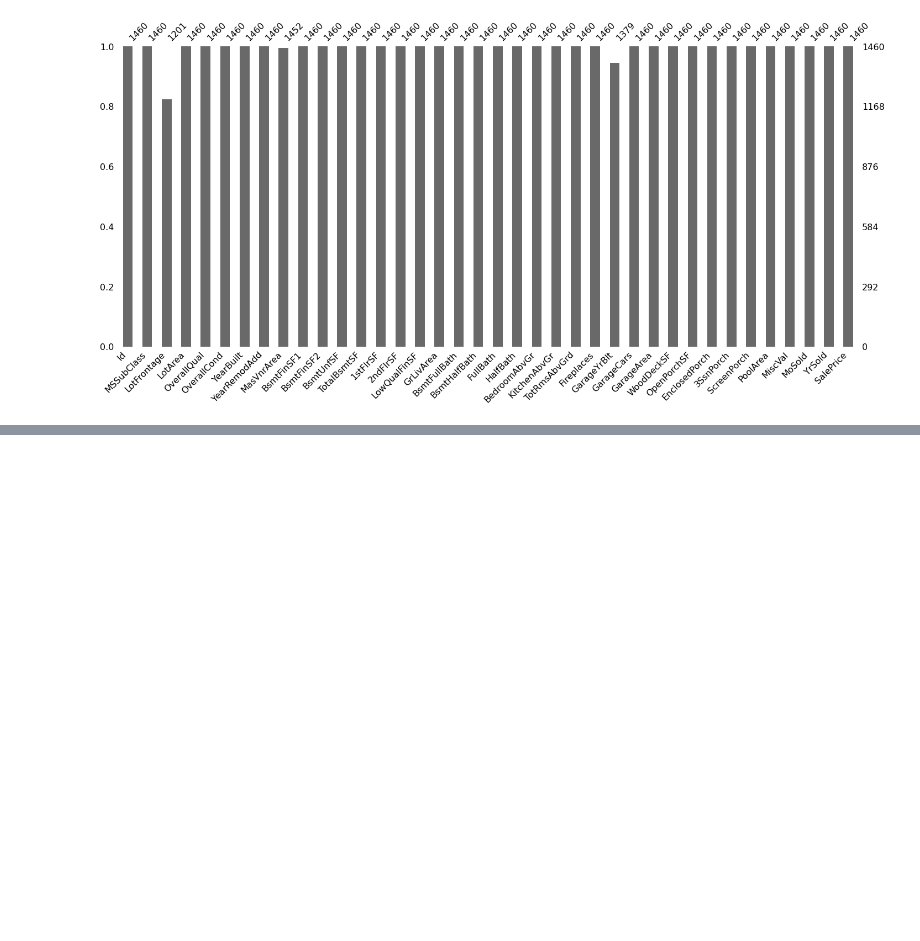
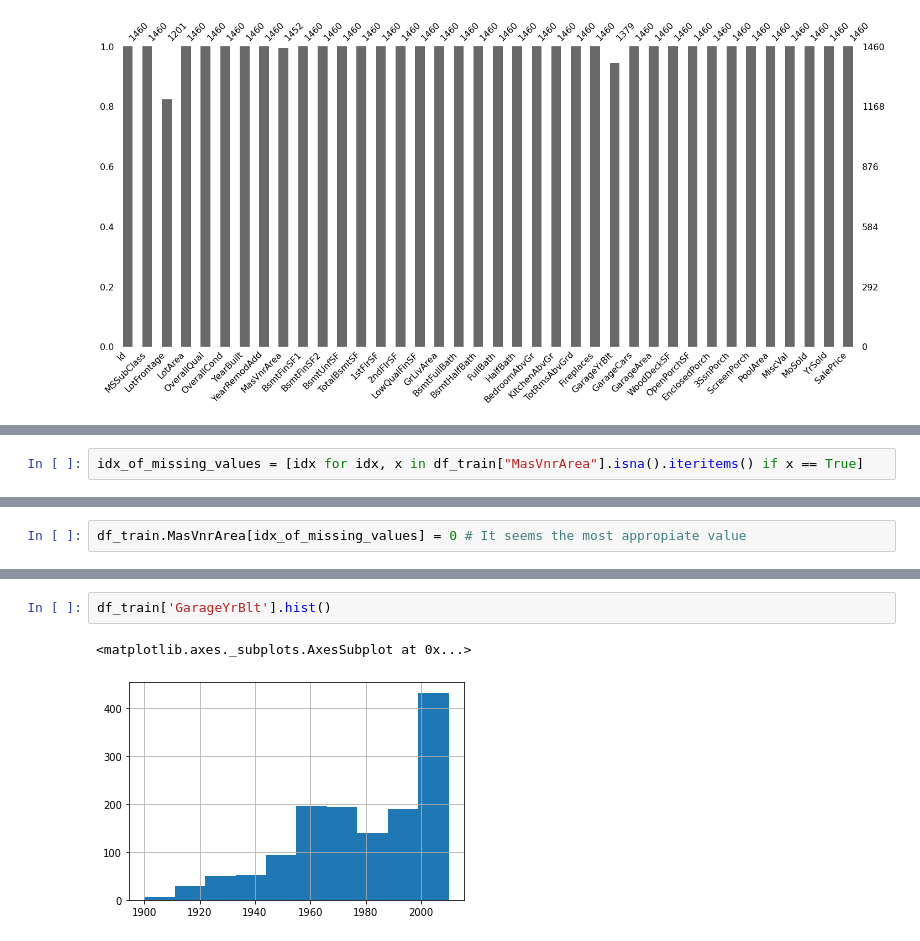
Before and after one commit to masaguaro/Data-Mining, a Jupyter notebook: house_price/rodo_proposal.ipynb, the cells around one changed output, grey strips where cells are left out. Drawn from its saved outputs; the diff is of its cells as text; blank space fills up the shorter version.

```diff
--- a/house_price/rodo_proposal.ipynb
+++ b/house_price/rodo_proposal.ipynb
@@ -1060,0 +1152,2 @@ msno.bar(df_train_copy[numeric_feature_tmp])
+# %%
+idx_of_missing_values = [idx for idx, x in df_train["MasVnrArea"].isna().iteritems() if x == True]
@@ -1060,0 +1170,2 @@ msno.bar(df_train_copy[numeric_feature_tmp])
+# %%
+df_train.MasVnrArea[idx_of_missing_values] = 0 # It seems the most appropiate value
@@ -1060,0 +1190,5 @@ msno.bar(df_train_copy[numeric_feature_tmp])
+# %%
+df_train['GarageYrBlt'].hist()
+# %% [output]
+<matplotlib.axes._subplots.AxesSubplot at 0x...>
+[figure, added]
```
Also changed, not shown: parts of 40 cells of this notebook.
